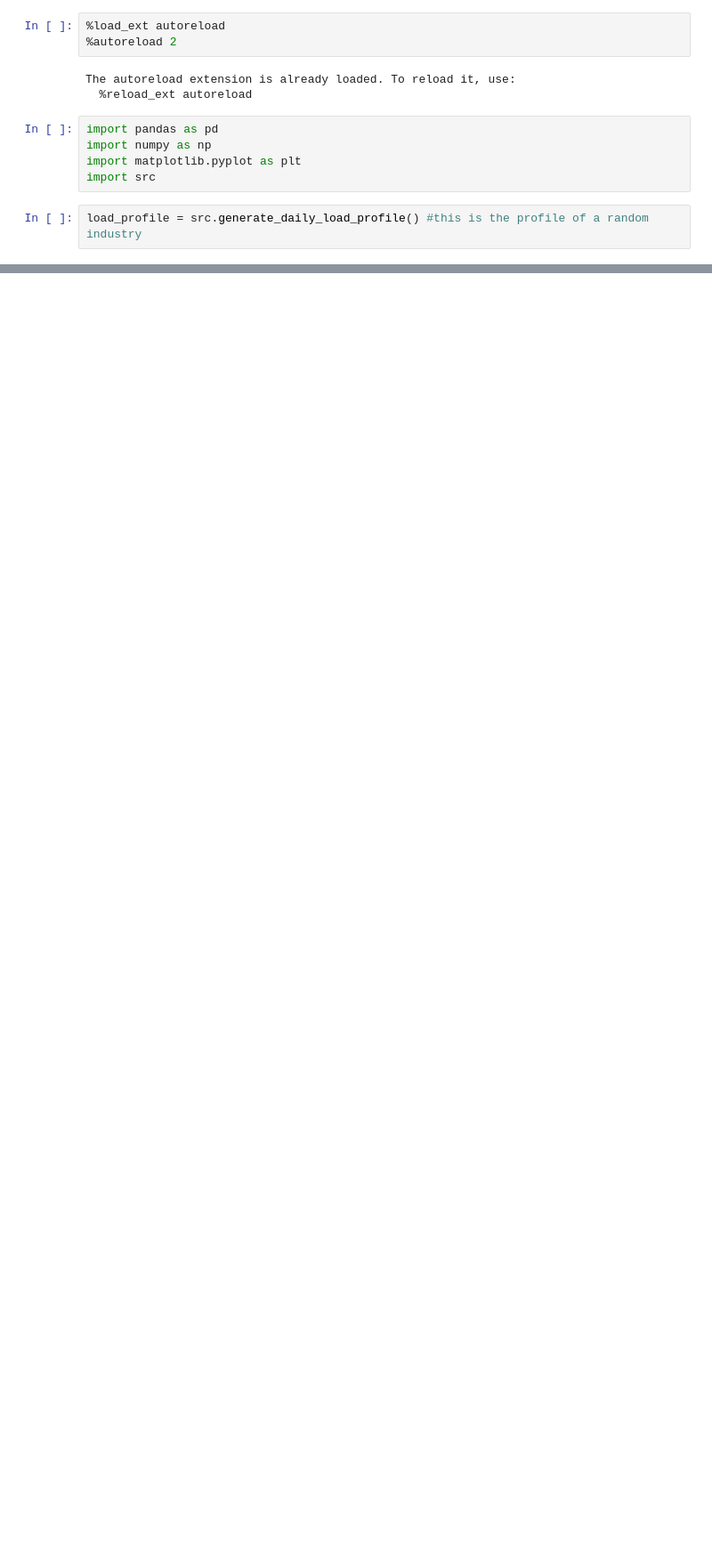
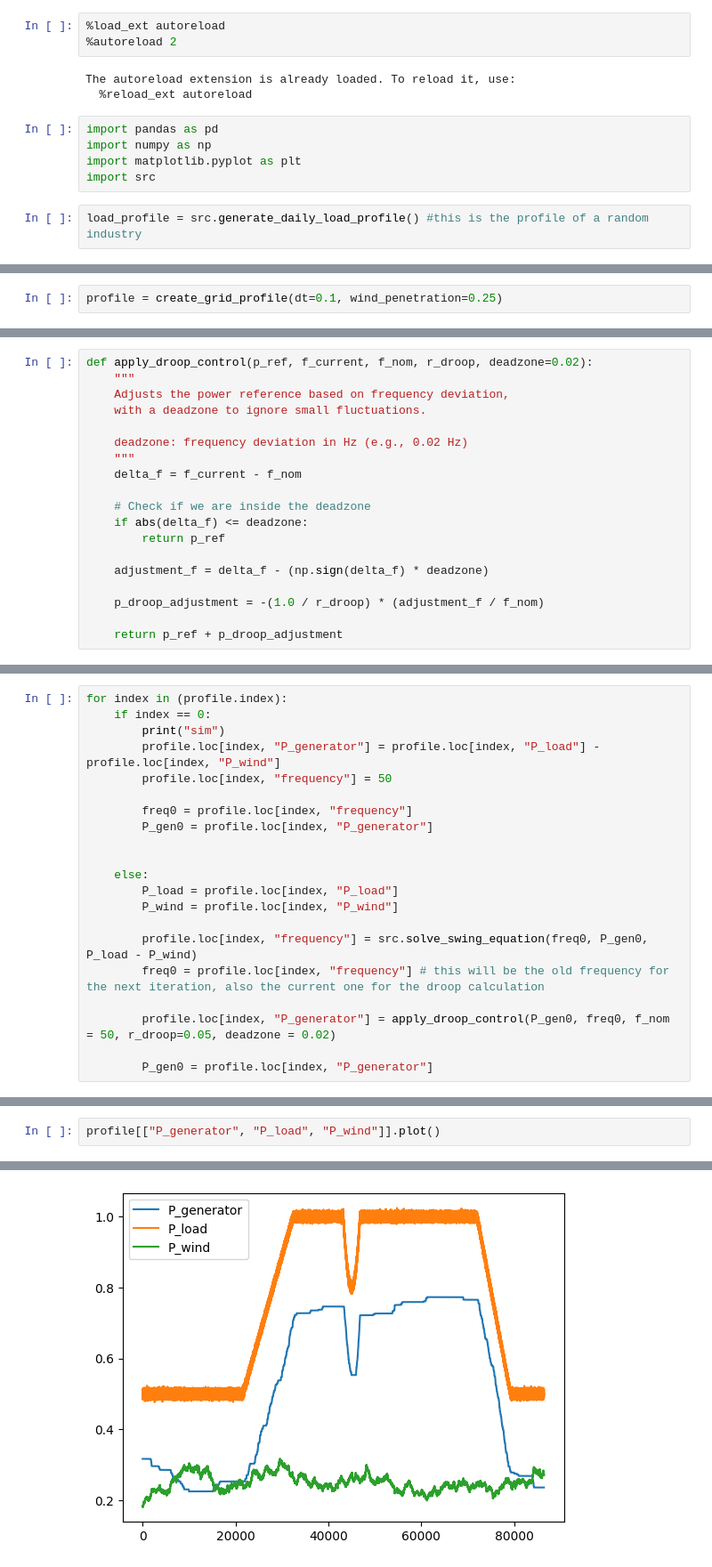
Before and after one commit to dahervinicius-ctrl/stochastic-frequency-response-analysis, a Jupyter notebook: test.ipynb, the cells around one changed output, grey strips where cells are left out. Shown at 89% size. Drawn from its saved outputs; the diff is of its cells as text; blank space fills up the shorter version.

Commit message:
Simulation of wind farm + generator + load with the addition of droop control

```diff
--- a/test.ipynb
+++ b/test.ipynb
@@ -39,0 +34,2 @@ np.float64(0.7225245017978468)
+# %%
+profile = create_grid_profile(dt=0.1, wind_penetration=0.25)
@@ -39,0 +59,19 @@ np.float64(0.7225245017978468)
+# %%
+def apply_droop_control(p_ref, f_current, f_nom, r_droop, deadzone=0.02):
+    """
+    Adjusts the power reference based on frequency deviation,
+    with a deadzone to ignore small fluctuations.
+
+    deadzone: frequency deviation in Hz (e.g., 0.02 Hz)
+    """
+    delta_f = f_current - f_nom
+
+    # Check if we are inside the deadzone
+    if abs(delta_f) <= deadzone:
+        return p_ref
+
+    adjustment_f = delta_f - (np.sign(delta_f) * deadzone)
+
+    p_droop_adjustment = -(1.0 / r_droop) * (adjustment_f / f_nom)
+
+    return p_ref + p_droop_adjustment
@@ -39,0 +82,21 @@ np.float64(0.7225245017978468)
+# %%
+for index in (profile.index):
+    if index == 0:
+        print("sim")
+        profile.loc[index, "P_generator"] = profile.loc[index, "P_load"] - profile.loc[index, "P_wind"]
+        profile.loc[index, "frequency"] = 50
+
+        freq0 = profile.loc[index, "frequency"]
+        P_gen0 = profile.loc[index, "P_generator"]
+
+
+    else:
+        P_load = profile.loc[index, "P_load"]
+        P_wind = profile.loc[index, "P_wind"]
+
+        profile.loc[index, "frequency"] = src.solve_swing_equation(freq0, P_gen0, P_load - P_wind)
+        freq0 = profile.loc[index, "frequency"] # this will be the old frequency for the next iteration, also the current one for the droop calculation
+
+        profile.loc[index, "P_generator"] = apply_droop_control(P_gen0, freq0, f_nom = 50, r_droop=0.05, deadzone = 0.02)
+
+        P_gen0 = profile.loc[index, "P_generator"]
@@ -39,0 +123,3 @@ np.float64(0.7225245017978468)
+# %%
+profile[["P_generator", "P_load", "P_wind"]].plot()
+# %% [output]
@@ -39,0 +127 @@ np.float64(0.7225245017978468)
+[figure, added]
```
Also changed, not shown: parts of 15 cells of this notebook, 6 other files.
